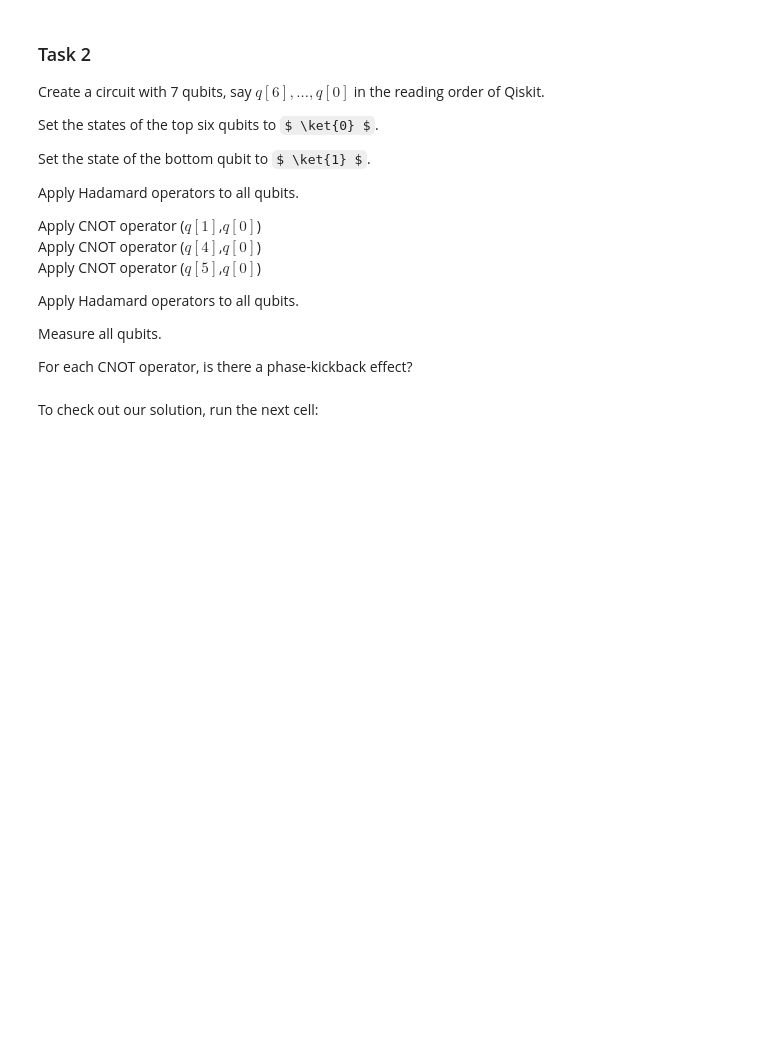
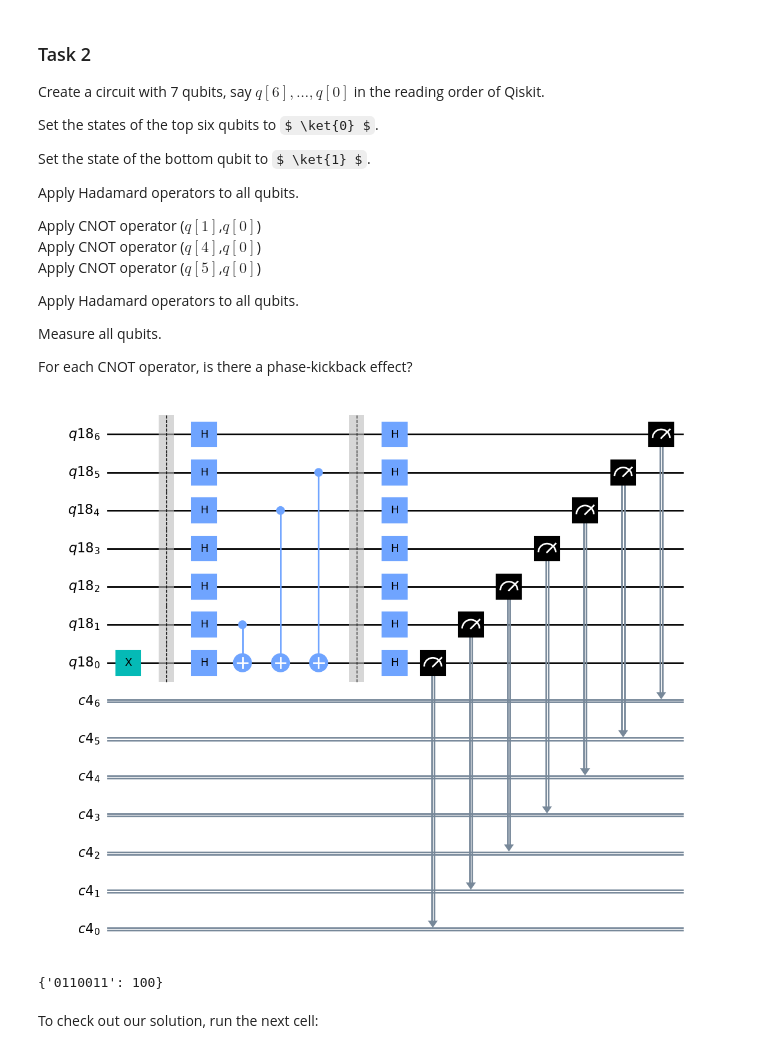
Before and after one commit to james-lucius/qureca_ADEQUATE, a Jupyter notebook: M3_11_Phase_Kickback_Exercise_try.ipynb, the cells around one changed output. Saved outputs shown, nothing was run; the diff lists cells and outputs as text; code cells hidden in the pictures; some formulas as TeX source; blank space fills up the shorter version.

```diff
--- a/M3_11_Phase_Kickback_Exercise_try.ipynb
+++ b/M3_11_Phase_Kickback_Exercise_try.ipynb
@@ -133,3 +145,30 @@ from qiskit import QuantumRegister, ClassicalRegister, QuantumCircuit, execute,
+# %%
+# import all necessary objects and methods for quantum circuits
+from qiskit import QuantumRegister, ClassicalRegister, QuantumCircuit, execute, Aer
+#
+# your code is here
+#
+q = QuantumRegister(7)
+c = ClassicalRegister(7)
+qc = QuantumCircuit(q, c)
+
+qc.x(q[0])
+qc.barrier()
+qc.h(q)
+qc.cx(q[1], q[0])
+qc.cx(q[4], q[0])
+qc.cx(q[5], q[0])
+qc.barrier()
+qc.h(q)
+qc.measure(q, c)
+display(qc.draw(output = 'mpl', reverse_bits = True))
+
+job = execute(qc, Aer.get_backend('qasm_simulator'), shots = 100)
+counts = job.result().get_counts(qc)
+print(counts)
+# %% [output]
+[figure, added]
+{'0110011': 100}
 # %% [markdown]
 To check out our solution, run the next cell:
 # %%
```
Also changed, not shown: parts of 3 cells of this notebook.
